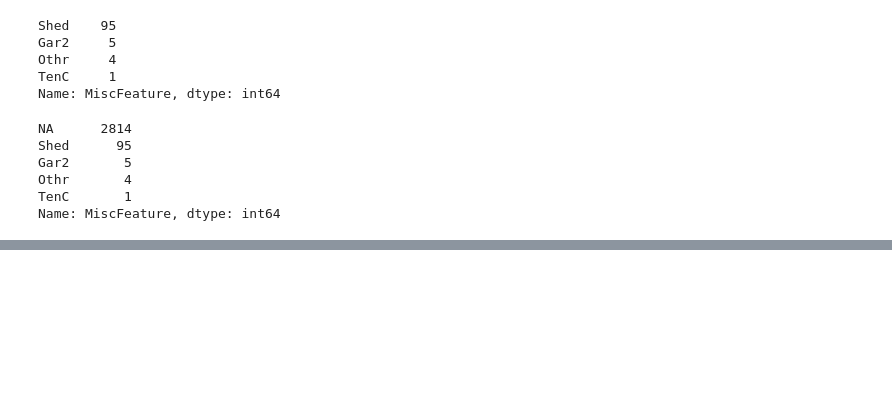
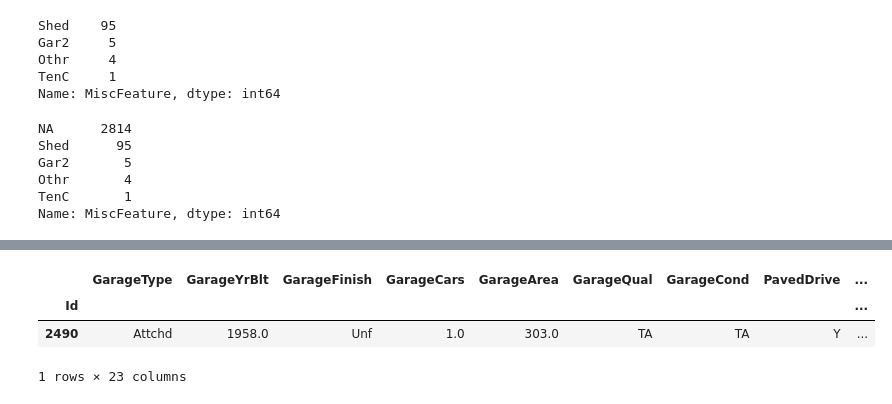
Before and after one commit to AnirudhAchal/Housing-Prices, a Jupyter notebook: Notebooks/Housing Prices .ipynb, the cells around one changed output, grey strips where cells are left out. Saved outputs shown, nothing was run; the diff lists cells and outputs as text; code cells hidden in the pictures; blank space fills up the shorter version.

```diff
--- a/Notebooks/Housing Prices .ipynb
+++ b/Notebooks/Housing Prices .ipynb
@@ -2496,0 +2526,7 @@ Name: MiscFeature, dtype: int64
+# %%
+df.loc[pd.isnull(df['SaleType']), 'GarageType':]
+# %% [output]
+|  | GarageType | GarageYrBlt | GarageFinish | GarageCars | GarageArea | GarageQual | GarageCond | PavedDrive | ... |
+| Id |  |  |  |  |  |  |  |  | ... |
+| 2490 | Attchd | 1958.0 | Unf | 1.0 | 303.0 | TA | TA | Y | ... |
+1 rows × 23 columns
```
Also changed, not shown: parts of 6 cells of this notebook.
